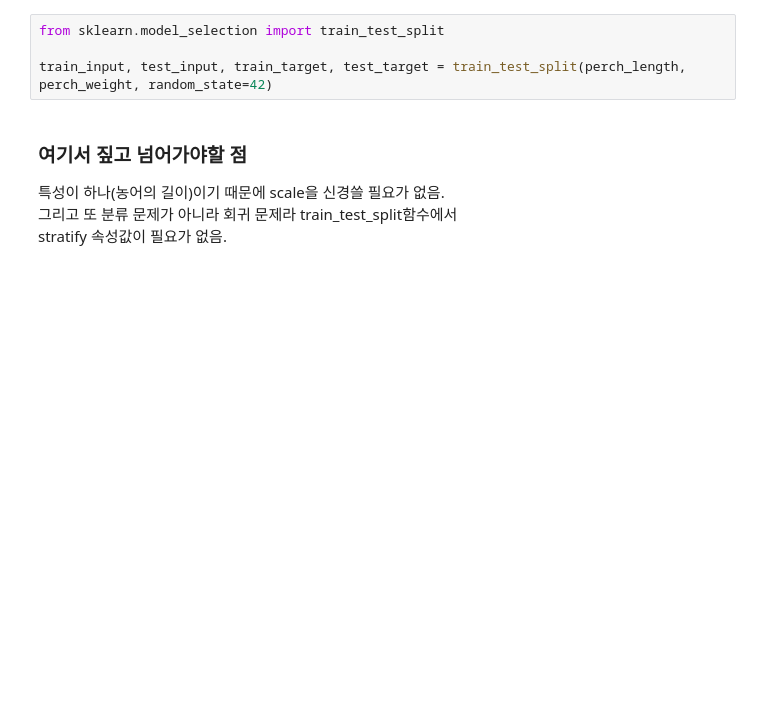
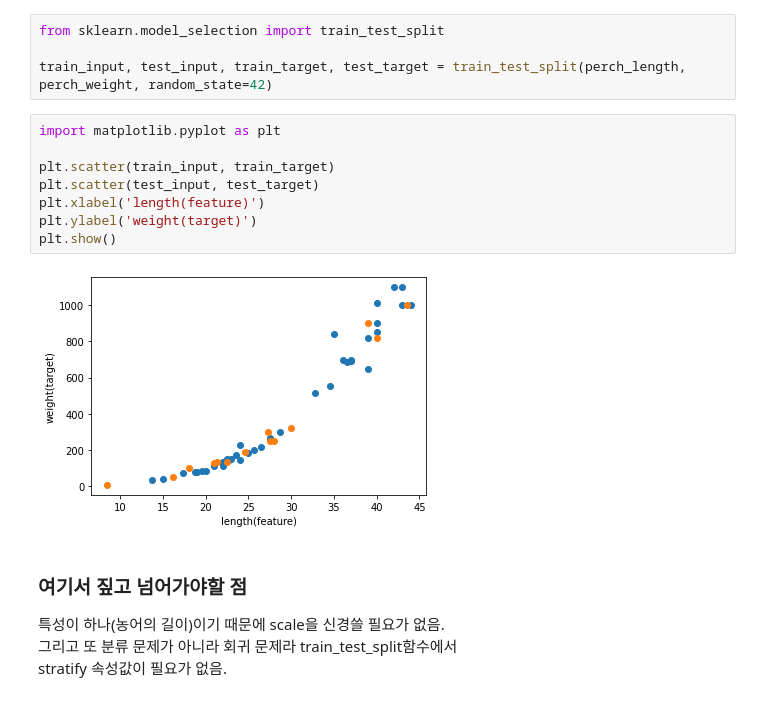
Before and after one commit to sonG1031/ML_DL_STUDY, a Jupyter notebook: [ML]KNN_Regression.ipynb, the cells around one changed output. Cells and saved outputs as stored; diff of their text form; blank space fills up the shorter version.

```diff
--- a/[ML]KNN_Regression.ipynb
+++ b/[ML]KNN_Regression.ipynb
@@ -53,6 +56,16 @@ plt.show()
 from sklearn.model_selection import train_test_split
 
 train_input, test_input, train_target, test_target = train_test_split(perch_length, perch_weight, random_state=42)
+# %%
+import matplotlib.pyplot as plt
+
+plt.scatter(train_input, train_target)
+plt.scatter(test_input, test_target)
+plt.xlabel('length(feature)')
+plt.ylabel('weight(target)')
+plt.show()
+# %% [output]
+[figure, added]
 # %% [markdown]
 ### 여기서 짚고 넘어가야할 점
 특성이 하나(농어의 길이)이기 때문에 scale을 신경쓸 필요가 없음.
```
Also changed, not shown: parts of 1 cell of this notebook.
